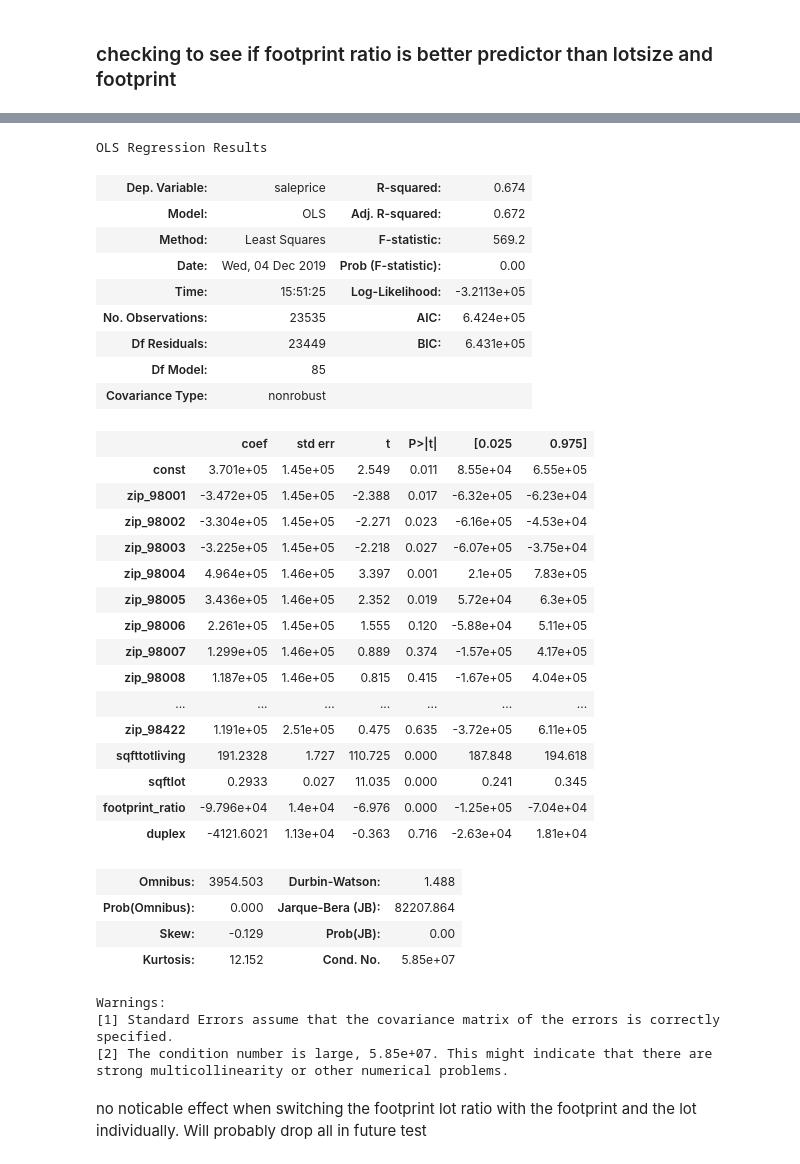
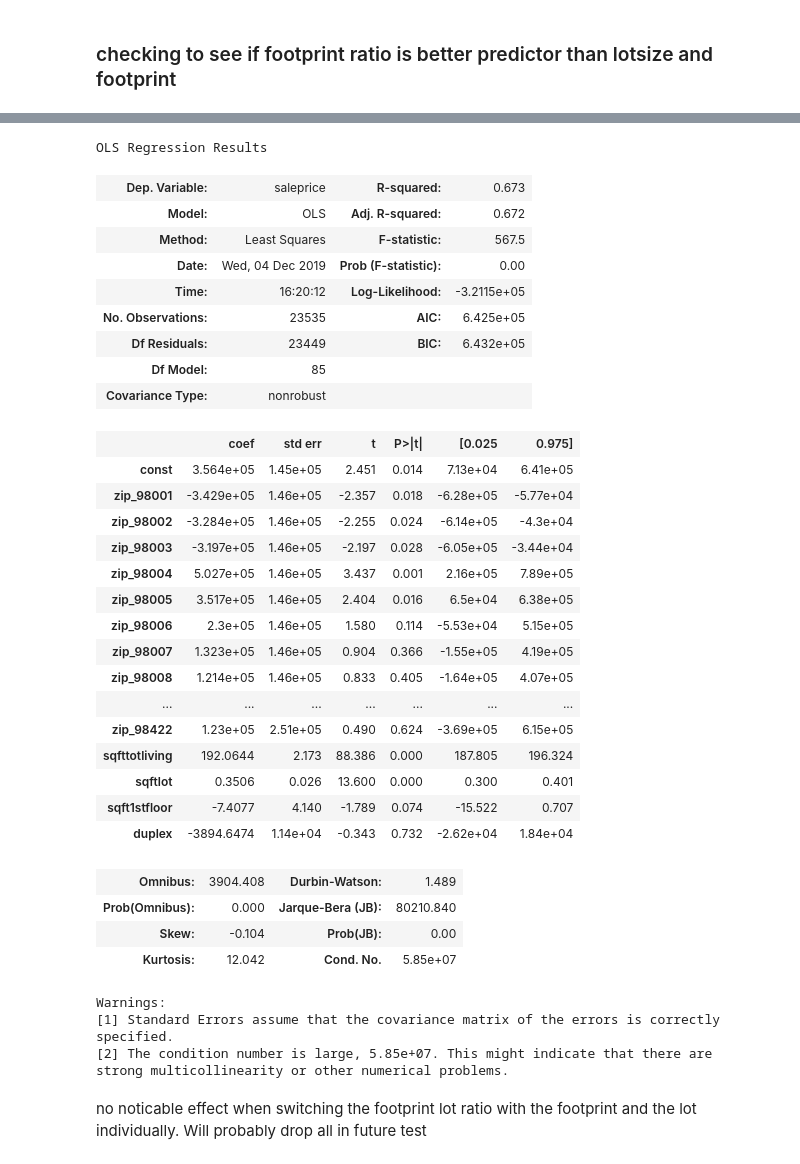
Before and after one commit to aabrahamson3/king-county-housing, a Jupyter notebook: notebooks/exploratory/Lucas/Zipcode.ipynb, the cells around one changed output, grey strips where cells are left out. Drawn from its saved outputs; the diff is of its cells as text; code cells hidden in the pictures.

```diff
--- a/notebooks/exploratory/Lucas/Zipcode.ipynb
+++ b/notebooks/exploratory/Lucas/Zipcode.ipynb
@@ -422,40 +422,40 @@ av_model2 = Xzip.join(new_base_model, how = 'left')
 # %%
 x_2 = av_model2.drop(['saleprice'], axis = 1)
 
-X_int = sm.add_constant(x_3)
-avmodel2 = sm.OLS(av_model3[['saleprice']], X_int).fit()
+X_int = sm.add_constant(x_2)
+avmodel2 = sm.OLS(av_model2[['saleprice']], X_int).fit()
 avmodel2.summary()
 # %% [output]
 OLS Regression Results
-| Dep. Variable: | saleprice | R-squared: | 0.674 |
+| Dep. Variable: | saleprice | R-squared: | 0.673 |
 | Model: | OLS | Adj. R-squared: | 0.672 |
-| Method: | Least Squares | F-statistic: | 569.2 |
+| Method: | Least Squares | F-statistic: | 567.5 |
 | Date: | Wed, 04 Dec 2019 | Prob (F-statistic): | 0.00 |
-| Time: | 15:51:25 | Log-Likelihood: | -3.2113e+05 |
-| No. Observations: | 23535 | AIC: | 6.424e+05 |
-| Df Residuals: | 23449 | BIC: | 6.431e+05 |
+| Time: | 16:20:12 | Log-Likelihood: | -3.2115e+05 |
+| No. Observations: | 23535 | AIC: | 6.425e+05 |
+| Df Residuals: | 23449 | BIC: | 6.432e+05 |
 | Df Model: | 85 |  |  |
 | Covariance Type: | nonrobust |  |  |
 |  | coef | std err | t | P>|t| | [0.025 | 0.975] |
-| const | 3.701e+05 | 1.45e+05 | 2.549 | 0.011 | 8.55e+04 | 6.55e+05 |
-| zip_98001 | -3.472e+05 | 1.45e+05 | -2.388 | 0.017 | -6.32e+05 | -6.23e+04 |
-| zip_98002 | -3.304e+05 | 1.45e+05 | -2.271 | 0.023 | -6.16e+05 | -4.53e+04 |
-| zip_98003 | -3.225e+05 | 1.45e+05 | -2.218 | 0.027 | -6.07e+05 | -3.75e+04 |
-| zip_98004 | 4.964e+05 | 1.46e+05 | 3.397 | 0.001 | 2.1e+05 | 7.83e+05 |
-| zip_98005 | 3.436e+05 | 1.46e+05 | 2.352 | 0.019 | 5.72e+04 | 6.3e+05 |
-| zip_98006 | 2.261e+05 | 1.45e+05 | 1.555 | 0.120 | -5.88e+04 | 5.11e+05 |
-| zip_98007 | 1.299e+05 | 1.46e+05 | 0.889 | 0.374 | -1.57e+05 | 4.17e+05 |
-| zip_98008 | 1.187e+05 | 1.46e+05 | 0.815 | 0.415 | -1.67e+05 | 4.04e+05 |
+| const | 3.564e+05 | 1.45e+05 | 2.451 | 0.014 | 7.13e+04 | 6.41e+05 |
+| zip_98001 | -3.429e+05 | 1.46e+05 | -2.357 | 0.018 | -6.28e+05 | -5.77e+04 |
+| zip_98002 | -3.284e+05 | 1.46e+05 | -2.255 | 0.024 | -6.14e+05 | -4.3e+04 |
+| zip_98003 | -3.197e+05 | 1.46e+05 | -2.197 | 0.028 | -6.05e+05 | -3.44e+04 |
+| zip_98004 | 5.027e+05 | 1.46e+05 | 3.437 | 0.001 | 2.16e+05 | 7.89e+05 |
+| zip_98005 | 3.517e+05 | 1.46e+05 | 2.404 | 0.016 | 6.5e+04 | 6.38e+05 |
+| zip_98006 | 2.3e+05 | 1.46e+05 | 1.580 | 0.114 | -5.53e+04 | 5.15e+05 |
+| zip_98007 | 1.323e+05 | 1.46e+05 | 0.904 | 0.366 | -1.55e+05 | 4.19e+05 |
+| zip_98008 | 1.214e+05 | 1.46e+05 | 0.833 | 0.405 | -1.64e+05 | 4.07e+05 |
 | ... | ... | ... | ... | ... | ... | ... |
-| zip_98422 | 1.191e+05 | 2.51e+05 | 0.475 | 0.635 | -3.72e+05 | 6.11e+05 |
-| sqfttotliving | 191.2328 | 1.727 | 110.725 | 0.000 | 187.848 | 194.618 |
-| sqftlot | 0.2933 | 0.027 | 11.035 | 0.000 | 0.241 | 0.345 |
-| footprint_ratio | -9.796e+04 | 1.4e+04 | -6.976 | 0.000 | -1.25e+05 | -7.04e+04 |
-| duplex | -4121.6021 | 1.13e+04 | -0.363 | 0.716 | -2.63e+04 | 1.81e+04 |
+| zip_98422 | 1.23e+05 | 2.51e+05 | 0.490 | 0.624 | -3.69e+05 | 6.15e+05 |
+| sqfttotliving | 192.0644 | 2.173 | 88.386 | 0.000 | 187.805 | 196.324 |
+| sqftlot | 0.3506 | 0.026 | 13.600 | 0.000 | 0.300 | 0.401 |
+| sqft1stfloor | -7.4077 | 4.140 | -1.789 | 0.074 | -15.522 | 0.707 |
+| duplex | -3894.6474 | 1.14e+04 | -0.343 | 0.732 | -2.62e+04 | 1.84e+04 |
-| Omnibus: | 3954.503 | Durbin-Watson: | 1.488 |
-| Prob(Omnibus): | 0.000 | Jarque-Bera (JB): | 82207.864 |
-| Skew: | -0.129 | Prob(JB): | 0.00 |
-| Kurtosis: | 12.152 | Cond. No. | 5.85e+07 |
+| Omnibus: | 3904.408 | Durbin-Watson: | 1.489 |
+| Prob(Omnibus): | 0.000 | Jarque-Bera (JB): | 80210.840 |
+| Skew: | -0.104 | Prob(JB): | 0.00 |
+| Kurtosis: | 12.042 | Cond. No. | 5.85e+07 |
 Warnings:
 [1] Standard Errors assume that the covariance matrix of the errors is correctly specified.
 [2] The condition number is large, 5.85e+07. This might indicate that there are
```
Also changed, not shown: parts of 5 cells of this notebook.
